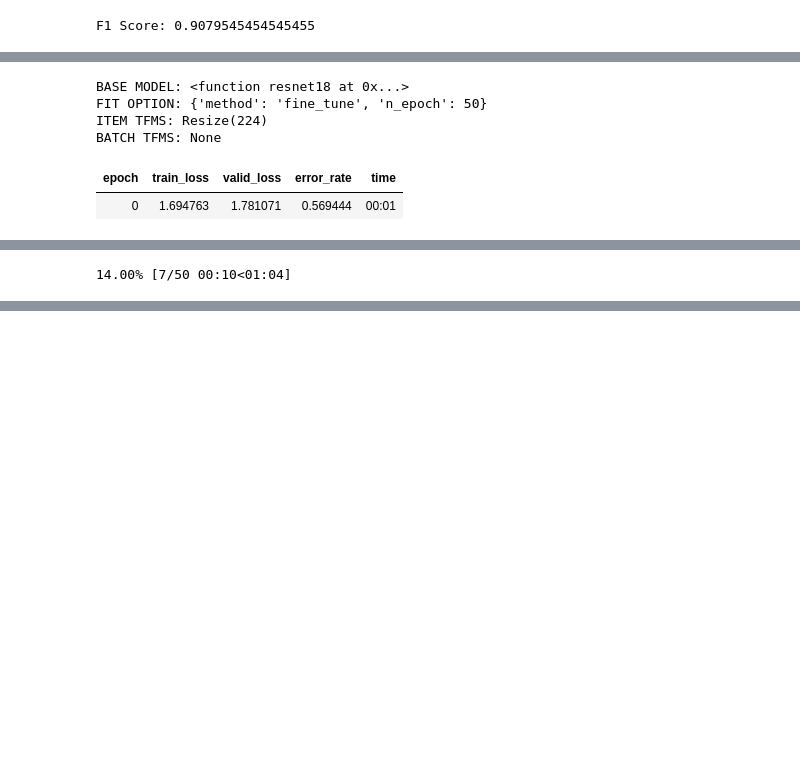
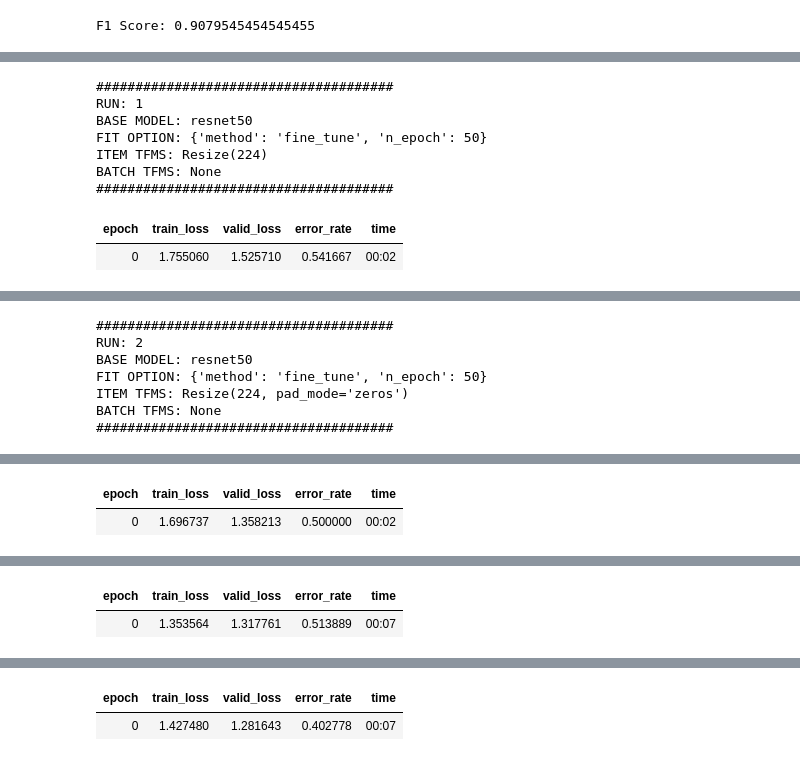
Before and after one commit to davay/data5100, a Jupyter notebook: classifier.ipynb, the cells around one changed output, grey strips where cells are left out. Cells and saved outputs as stored; diff of their text form; code cells hidden in the pictures; blank space fills up the shorter version.

Commit message:
code cleanup, upload some results

```diff
--- a/classifier.ipynb
+++ b/classifier.ipynb
@@ -96,11 +98,11 @@ from fastai.callback.tracker import EarlyStoppingCallback
 from sklearn.metrics import f1_score
 
 base_models = [
-    resnet18,
-    resnet50,
+    # resnet18,
+    # resnet50,
     resnet152,
-    densenet121,
-    densenet201
+    # densenet121,
+    # densenet201
     ]
 
 fit_options = [
@@ -112,10 +114,10 @@ fit_options = [
 ]
 
 item_tfms_options = [
-    "Resize(224)",
+    "Resize(224)", # using default center crop
     "Resize(224, pad_mode='zeros')",
     "Resize(450, pad_mode='zeros')",
-    "RandomResizedCrop(450, min_scale=0.75)" # from fastai paper
+    "RandomResizedCrop(450, min_scale=0.75)" # from fastai paper https://arxiv.org/abs/2002.04688
     ]
 
 batch_tfms_options = [
@@ -124,29 +126,35 @@ batch_tfms_options = [
     "[*aug_transforms(size=224, max_warp=0.), Normalize.from_stats(*imagenet_stats)]" # from fastai paper https://arxiv.org/abs/2002.04688
     ]
 
-# path = 'data' # local
-path = 'data5100/data' # google colab
-
-# DataFrame to store results
-results = pd.DataFrame(columns=["Base Model", "Fit Method", "n_epoch", "lr_max", "div", "patience", "item_tfms", "batch_tfms", "F1 Score"])
-
 def evaluate(learner):
     f1score_fastai = skm_to_fastai(f1_score, average='macro')
     learner.metrics.append(f1score_fastai)
-    f1 = learner.recorder.values[-1][2]  # Index 2 corresponds to the F1 score
+    f1 = learner.recorder.values[-1][2] # Index 2 corresponds to the F1 score
     return f1
 
+path = 'data' # local
+# path = 'data5100/data' # google colab
+
 # Iterate over all combinations
+n = 1
 for base_model in base_models:
+
+    # Initialize new data frame per base model, we will separate the csv because there is a chance some runs intermittently fail after a few hundred runs
+    results = pd.DataFrame(columns=["Base Model", "Fit Method", "n_epoch", "lr_max", "div", "patience", "item_tfms", "batch_tfms", "F1 Score"])
+
     for fit_option in fit_options:
         for batch_tfms in batch_tfms_options:
             for item_tfms in item_tfms_options:
+                print("######################################")
+                print(f"RUN: {n}")
+                print(f"BASE MODEL: {base_model.__name__}")
+                print(f"FIT OPTION: {fit_option}")
+                print(f"ITEM TFMS: {item_tfms}")
+                print(f"BATCH TFMS: {batch_tfms}")
+                print("######################################")
+                n += 1
 
-                print("BASE MODEL: " + str(base_model))
-                print("FIT OPTION: " + str(fit_option))
-                print("ITEM TFMS: " + str(item_tfms))
-                print("BATCH TFMS: " + str(batch_tfms))
-
+                # Data Prep
                 exec(f"item_tfms_obj = {item_tfms}") # Hacky way to grab the pre-evaluated option for cleaner output
                 exec(f"batch_tfms_obj = {batch_tfms}")
                 dls = ImageDataLoaders.from_folder(
@@ -156,48 +164,50 @@ for base_model in base_models:
                     test='test',
                     item_tfms=item_tfms_obj,
                     batch_tfms=batch_tfms_obj,
-                    bs=32) # default batch size is 64, local runs out of memory when used with densenet201
+                    bs=16) # default batch size is 64, local runs out of memory sometimes
 
+                # Modelling
                 learn = vision_learner(dls, base_model, metrics=error_rate)
-
                 lr_valley = learn.lr_find().valley if fit_option.get("lr_max", None) == "lr_find().valley" else None
                 early_stop_params = fit_option.get("early_stop", None)
                 cbs = EarlyStoppingCallback(
                     monitor='valid_loss',
                     min_delta=0.01,
                     patience=early_stop_params.get("patience", 1) # default patience value is 1 - shouldn't get used tho
                 ) if early_stop_params else None
                 div = fit_option.get("div", 25)
+
                 if fit_option["method"] == "fit_one_cycle":
                     learn.fit_one_cycle(fit_option["n_epoch"], lr_valley, div=div if div else None, cbs=cbs if cbs else None)
 
                 if fit_option["method"] == "fine_tune":
                     learn.fine_tune(fit_option["n_epoch"])
 
-                # Calculate F1 score
+                # Evaluation
                 f1 = evaluate(learn)
-
-                # Record the results
                 results = pd.concat([results, pd.DataFrame([{
                     "Base Model": base_model.__name__,
                     "Fit Method": fit_option["method"],
                     "n_epoch": fit_option["n_epoch"],
                     "lr_max": str(fit_option.get("lr_max", None)) + f" -> {lr_valley}",
                     "div": fit_option.get("div", 25),
-                    "patience": fit_option["early_stop"]["patience"] if fit_option.get("early_stop", None) else 1,
+                    "patience": fit_option["early_stop"]["patience"] if fit_option.get("early_stop", None) else 1, # TODO: TECHNICALLYYYY patience should be None in output if early stop dont exist, because it dont get used
                     "item_tfms": item_tfms,
                     "batch_tfms": batch_tfms,
                     "F1 Score": f1
                 }])], ignore_index=True)
 
-# results
+    results.to_csv(f"{base_model.__name__}.csv")
 
-# Export results to CSV
-results.to_csv("model_performance.csv")
+
+# TODO: explore learn.destroy() after every loop to free up memory, or torch.cuda.empty_cache()45
 # %% [output]
-BASE MODEL: <function resnet18 at 0x...>
+######################################
+RUN: 1
+BASE MODEL: resnet50
 FIT OPTION: {'method': 'fine_tune', 'n_epoch': 50}
 ITEM TFMS: Resize(224)
 BATCH TFMS: None
+######################################
 | epoch | train_loss | valid_loss | error_rate | time |
-| 0 | 1.694763 | 1.781071 | 0.569444 | 00:01 |
+| 0 | 1.755060 | 1.525710 | 0.541667 | 00:02 |
@@ -204 +231,7 @@ BATCH TFMS: None
-14.00% [7/50 00:10<01:04]
+######################################
+RUN: 2
+BASE MODEL: resnet50
+FIT OPTION: {'method': 'fine_tune', 'n_epoch': 50}
+ITEM TFMS: Resize(224, pad_mode='zeros')
+BATCH TFMS: None
+######################################
@@ -212,0 +238,2 @@ BATCH TFMS: None
+| epoch | train_loss | valid_loss | error_rate | time |
+| 0 | 1.696737 | 1.358213 | 0.500000 | 00:02 |
@@ -213,0 +264,2 @@ BATCH TFMS: None
+| epoch | train_loss | valid_loss | error_rate | time |
+| 0 | 1.353564 | 1.317761 | 0.513889 | 00:07 |
@@ -214,0 +290,2 @@ KeyboardInterrupt:
+| epoch | train_loss | valid_loss | error_rate | time |
+| 0 | 1.427480 | 1.281643 | 0.402778 | 00:07 |
```
Also changed, not shown: parts of 7 cells of this notebook, 2 other files.
